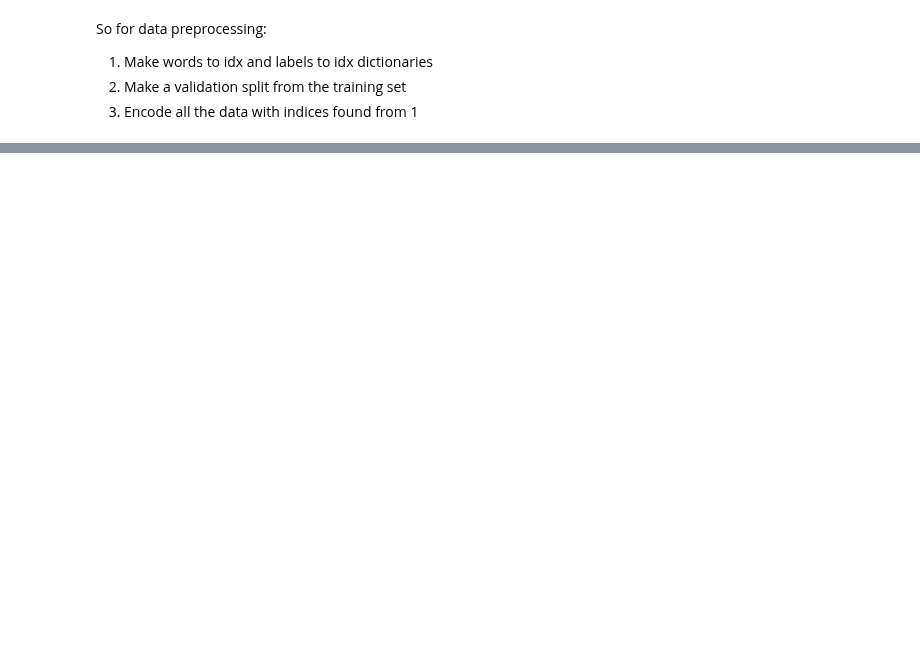
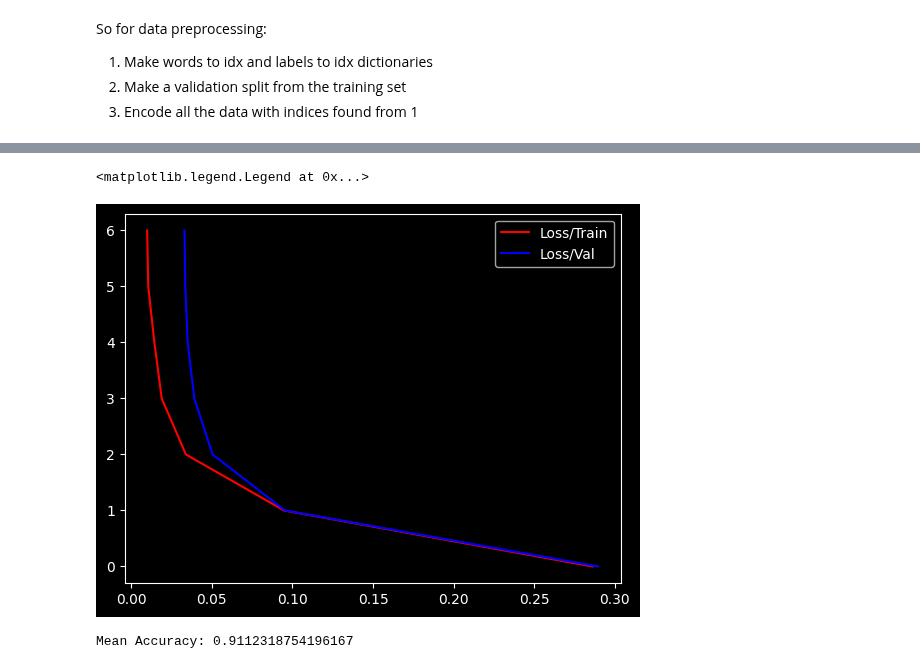
Before and after one commit to ShawonAshraf/jax_examples, a Jupyter notebook: playground/pos_tagging_lstm.ipynb, the cells around one changed output, grey strips where cells are left out. Cells and saved outputs as stored; diff of their text form; code cells hidden in the pictures; blank space fills up the shorter version.

```diff
--- a/playground/pos_tagging_lstm.ipynb
+++ b/playground/pos_tagging_lstm.ipynb
@@ -162,7 +184,7 @@ class TagDataset(Dataset):
 
 train_loader = jdl.DataLoader(TagDataset(trainset_indices, trainset), "pytorch", batch_size=128, shuffle=True)
 val_loader = jdl.DataLoader(TagDataset(validation_indices, trainset), "pytorch", batch_size=128, shuffle=False)
-train_loader = jdl.DataLoader(TagDataset(None, testset), "pytorch", batch_size=128, shuffle=False)
+test_loader = jdl.DataLoader(TagDataset(None, testset), "pytorch", batch_size=128, shuffle=False)
 
 
 # =========== test a dataloader ==========
@@ -179,7 +215,6 @@ master_key, model_init_key = random.split(master_key)
 master_key, dropout_key = random.split(master_key)
 # %%
 # lstm in flax: https://flax.readthedocs.io/en/latest/api_reference/flax.linen/_autosummary/flax.linen.LSTMCell.html
-
 from typing import Any
 
 
@@ -217,5 +252,5 @@ model = LSTMTagger(len(word_to_idx), 300, 300, 300)
 model_rngs = {"params": model_init_key, "dropout": dropout_key}
 
 init_params = model.init(model_rngs, np.array(trainset[0]["words"]))
-logits = model.apply(init_params, jnp.array(trainset[0]["words"]), rngs={"dropout": random.PRNGKey(99)})
+logits = model.apply(init_params, jnp.array(trainset[0]["words"]), rngs={"dropout": dropout_key})
 print(logits.shape)
@@ -225,8 +262,8 @@ import optax
 
 @jit
 def calculate_loss(params, words, labels):
-    logits = model.apply(params, words, rngs={"dropout": random.PRNGKey(90)})
-    loss = optax.softmax_cross_entropy(logits, labels)
+    logits = model.apply(params, words, rngs={"dropout": dropout_key})
+    loss = optax.softmax_cross_entropy_with_integer_labels(logits, labels)
     return loss.mean(axis=-1)
 
 
@@ -275,0 +385,15 @@ state = train_model(init_state, train_loader)
+# %%
+import matplotlib.pyplot as plt
+%matplotlib inline
+
+plt.plot(train_loss, np.arange(len(train_loss)), c="r", label="Loss/Train")
+plt.plot(val_loss, np.arange(len(val_loss)), c="b", label="Loss/Val")
+plt.legend()
+# %% [output]
+<matplotlib.legend.Legend at 0x...>
+[figure, added]
+# %%
+mean_acc = evaluate(state.params, test_loader)
+print(f"Mean Accuracy: {mean_acc}")
+# %% [output]
+Mean Accuracy: 0.9112318754196167
```
Also changed, not shown: parts of 15 cells of this notebook.
